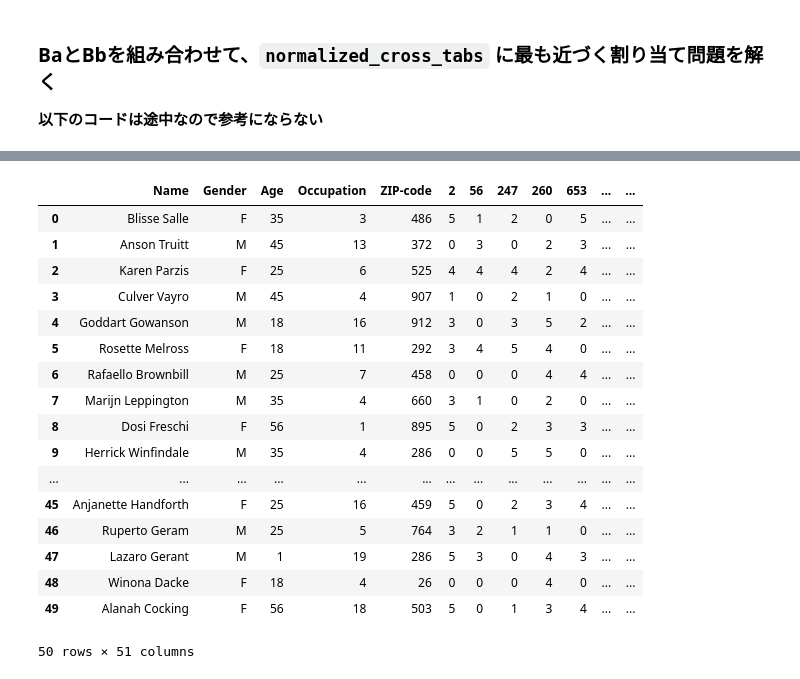
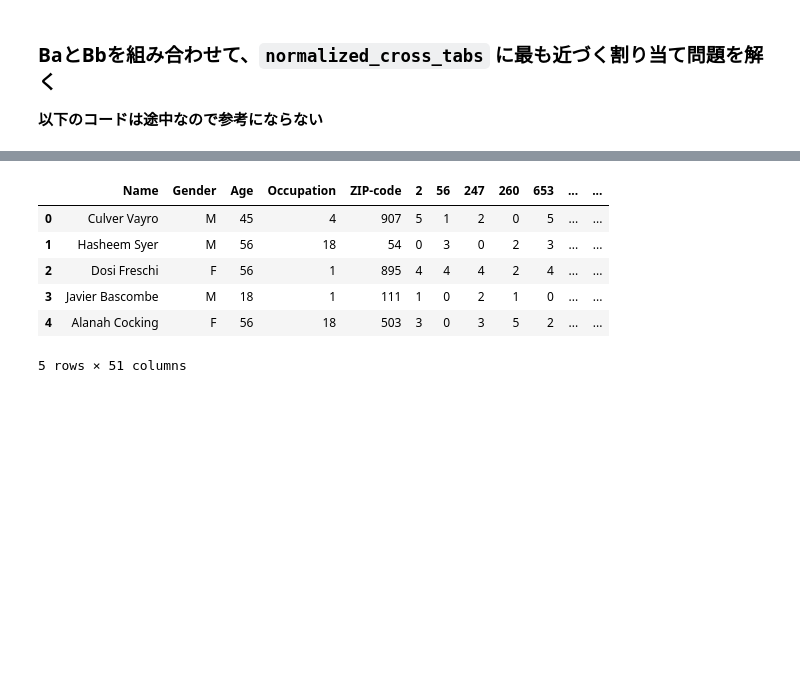
Before and after one commit to dorakemon/pws2024_attack, a Jupyter notebook: sandbox/mae_attack_neo_match.ipynb, the cells around one changed output, grey strips where cells are left out. Cells and saved outputs as stored; diff of their text form; code cells hidden in the pictures; blank space fills up the shorter version.

```diff
--- a/sandbox/mae_attack_neo_match.ipynb
+++ b/sandbox/mae_attack_neo_match.ipynb
@@ -404,21 +299,29 @@ Best Loss: 0.14339911265432098
-# %%
-combined_data
-# %% [output]
-|  | Name | Gender | Age | Occupation | ZIP-code | 2 | 56 | 247 | 260 | 653 | ... | ... |
-| 0 | Blisse Salle | F | 35 | 3 | 486 | 5 | 1 | 2 | 0 | 5 | ... | ... |
-| 1 | Anson Truitt | M | 45 | 13 | 372 | 0 | 3 | 0 | 2 | 3 | ... | ... |
-| 2 | Karen Parzis | F | 25 | 6 | 525 | 4 | 4 | 4 | 2 | 4 | ... | ... |
-| 3 | Culver Vayro | M | 45 | 4 | 907 | 1 | 0 | 2 | 1 | 0 | ... | ... |
-| 4 | Goddart Gowanson | M | 18 | 16 | 912 | 3 | 0 | 3 | 5 | 2 | ... | ... |
-| 5 | Rosette Melross | F | 18 | 11 | 292 | 3 | 4 | 5 | 4 | 0 | ... | ... |
-| 6 | Rafaello Brownbill | M | 25 | 7 | 458 | 0 | 0 | 0 | 4 | 4 | ... | ... |
-| 7 | Marijn Leppington | M | 35 | 4 | 660 | 3 | 1 | 0 | 2 | 0 | ... | ... |
-| 8 | Dosi Freschi | F | 56 | 1 | 895 | 5 | 0 | 2 | 3 | 3 | ... | ... |
-| 9 | Herrick Winfindale | M | 35 | 4 | 286 | 0 | 0 | 5 | 5 | 0 | ... | ... |
-| ... | ... | ... | ... | ... | ... | ... | ... | ... | ... | ... | ... | ... |
-| 45 | Anjanette Handforth | F | 25 | 16 | 459 | 5 | 0 | 2 | 3 | 4 | ... | ... |
-| 46 | Ruperto Geram | M | 25 | 5 | 764 | 3 | 2 | 1 | 1 | 0 | ... | ... |
-| 47 | Lazaro Gerant | M | 1 | 19 | 286 | 5 | 3 | 0 | 4 | 3 | ... | ... |
-| 48 | Winona Dacke | F | 18 | 4 | 26 | 0 | 0 | 0 | 4 | 0 | ... | ... |
-| 49 | Alanah Cocking | F | 56 | 18 | 503 | 5 | 0 | 1 | 3 | 4 | ... | ... |
-50 rows × 51 columns
+# %%
+categorized_Bb = Bb.copy()
+for col in MOVIE_IDS:
+    categorized_Bb[col] = categorized_Bb[col].replace('*', "0").astype(int)
+    categorized_Bb[col] = pd.Categorical(categorized_Bb[col], categories=[0, 1, 2, 3, 4, 5])
+
+# permute_array = np.array(range(50))
+# permute_array[0] = 1
+# permute_array[1] = 1
+# permute_array[2] = 1
+# permute_array[3] = 1
+# permute_array[4] = 1
+# permute_array[5] = 1
+
+# 回答のPermutation
+# TODO: この回答の際にロスがミニマムになるように調整してあげる必要あり
+permute_array = [3, 23, 8, 38, 49, 47, 37, 36, 1, 48, 22, 45, 35, 20, 10, 46, 9, 5, 16, 2, 43, 41, 39, 44, 18, 6, 0, 12, 15, 29, 27, 14, 4, 26, 21, 19, 11, 33, 42, 40, 25, 31, 13, 34, 7, 30, 24, 32, 17, 28]
+
+Ba_shuffled = Ba.iloc[permute_array].reset_index(drop=True)
+Bs = pd.concat([Ba_shuffled, categorized_Bb], axis=1)
+Bs.head()
+# %% [output]
+|  | Name | Gender | Age | Occupation | ZIP-code | 2 | 56 | 247 | 260 | 653 | ... | ... |
+| 0 | Culver Vayro | M | 45 | 4 | 907 | 5 | 1 | 2 | 0 | 5 | ... | ... |
+| 1 | Hasheem Syer | M | 56 | 18 | 54 | 0 | 3 | 0 | 2 | 3 | ... | ... |
+| 2 | Dosi Freschi | F | 56 | 1 | 895 | 4 | 4 | 4 | 2 | 4 | ... | ... |
+| 3 | Javier Bascombe | M | 18 | 1 | 111 | 1 | 0 | 2 | 1 | 0 | ... | ... |
+| 4 | Alanah Cocking | F | 56 | 18 | 503 | 3 | 0 | 3 | 5 | 2 | ... | ... |
+5 rows × 51 columns
```
Also changed, not shown: parts of 9 cells of this notebook.
